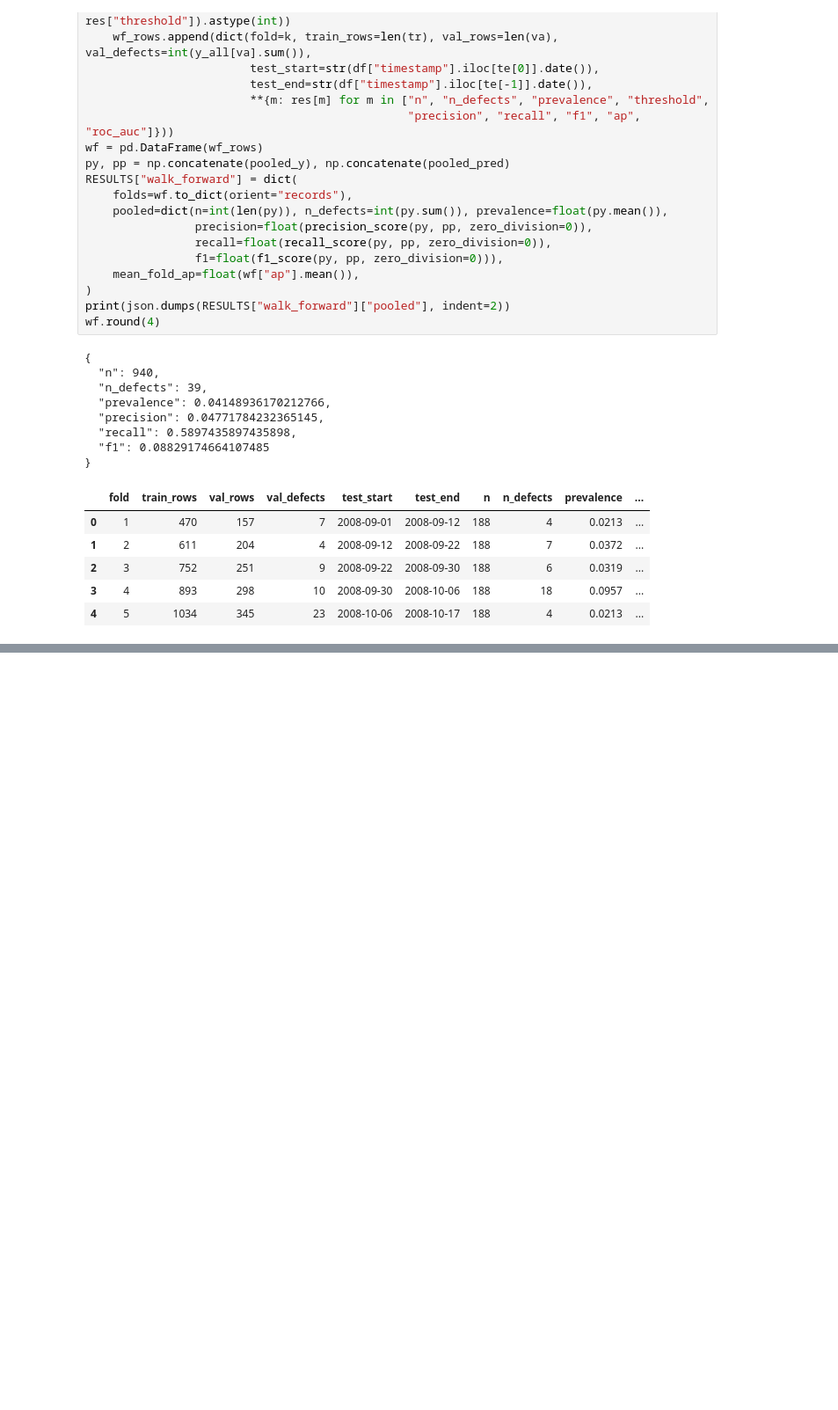
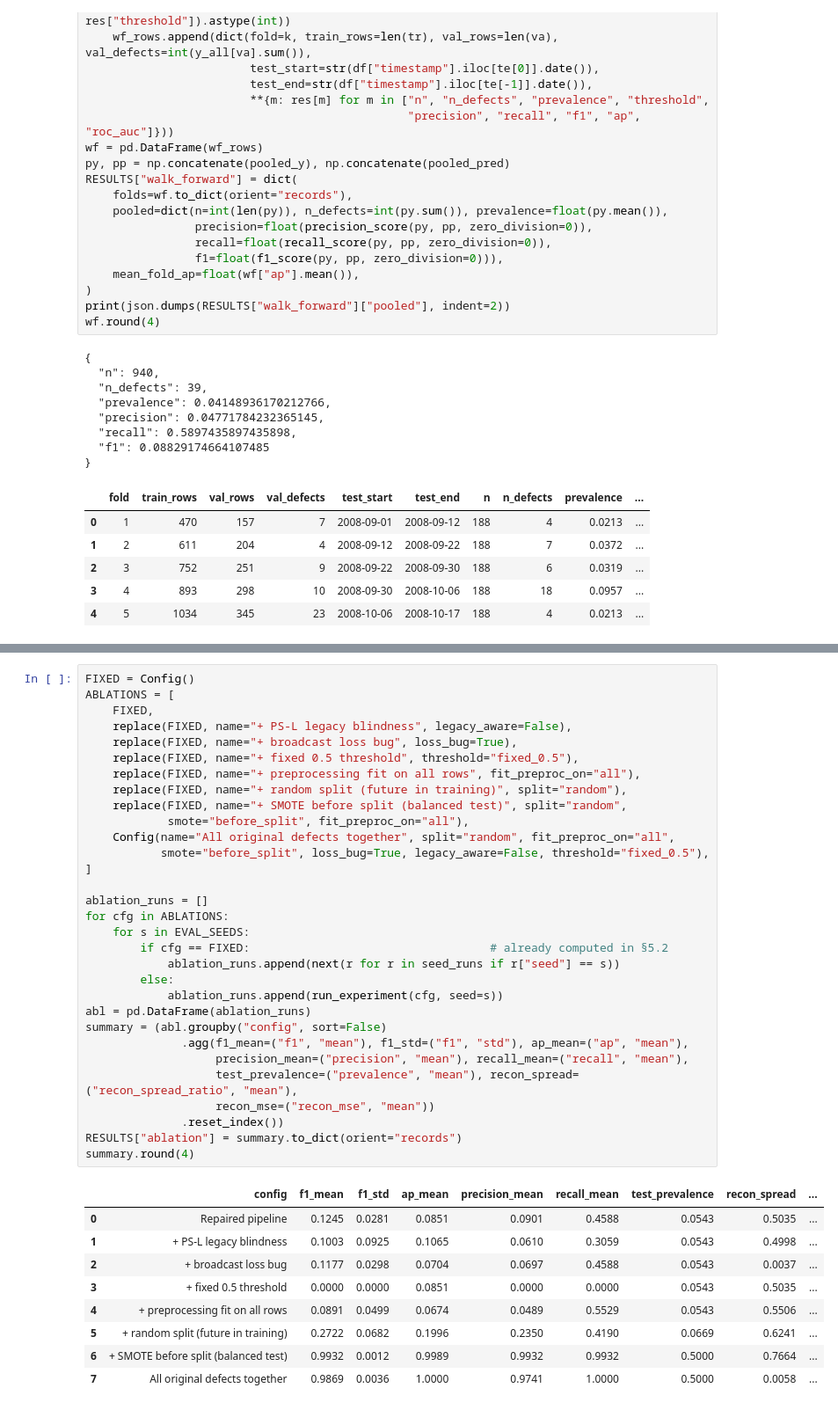
Before and after one commit to PROSTLE/Wafer-Guard, a Jupyter notebook: wafer_guard_fixed.ipynb, the cells around one changed output, grey strips where cells are left out. Shown at 88% size. Drawn from its saved outputs; the diff is of its cells as text; blank space fills up the shorter version.

Commit message:
Add bug-attribution ablation runs

```diff
--- a/wafer_guard_fixed.ipynb
+++ b/wafer_guard_fixed.ipynb
@@ -1110,0 +1116,41 @@ wf.round(4)
+# %%
+FIXED = Config()
+ABLATIONS = [
+    FIXED,
+    replace(FIXED, name="+ PS-L legacy blindness", legacy_aware=False),
+    replace(FIXED, name="+ broadcast loss bug", loss_bug=True),
+    replace(FIXED, name="+ fixed 0.5 threshold", threshold="fixed_0.5"),
+    replace(FIXED, name="+ preprocessing fit on all rows", fit_preproc_on="all"),
+    replace(FIXED, name="+ random split (future in training)", split="random"),
+    replace(FIXED, name="+ SMOTE before split (balanced test)", split="random",
+            smote="before_split", fit_preproc_on="all"),
+    Config(name="All original defects together", split="random", fit_preproc_on="all",
+           smote="before_split", loss_bug=True, legacy_aware=False, threshold="fixed_0.5"),
+]
+
+ablation_runs = []
+for cfg in ABLATIONS:
+    for s in EVAL_SEEDS:
+        if cfg == FIXED:                                   # already computed in §5.2
+            ablation_runs.append(next(r for r in seed_runs if r["seed"] == s))
+        else:
+            ablation_runs.append(run_experiment(cfg, seed=s))
+abl = pd.DataFrame(ablation_runs)
+summary = (abl.groupby("config", sort=False)
+              .agg(f1_mean=("f1", "mean"), f1_std=("f1", "std"), ap_mean=("ap", "mean"),
+                   precision_mean=("precision", "mean"), recall_mean=("recall", "mean"),
+                   test_prevalence=("prevalence", "mean"), recon_spread=("recon_spread_ratio", "mean"),
+                   recon_mse=("recon_mse", "mean"))
+              .reset_index())
+RESULTS["ablation"] = summary.to_dict(orient="records")
+summary.round(4)
+# %% [output]
+|  | config | f1_mean | f1_std | ap_mean | precision_mean | recall_mean | test_prevalence | recon_spread | ... |
+| 0 | Repaired pipeline | 0.1245 | 0.0281 | 0.0851 | 0.0901 | 0.4588 | 0.0543 | 0.5035 | ... |
+| 1 | + PS-L legacy blindness | 0.1003 | 0.0925 | 0.1065 | 0.0610 | 0.3059 | 0.0543 | 0.4998 | ... |
+| 2 | + broadcast loss bug | 0.1177 | 0.0298 | 0.0704 | 0.0697 | 0.4588 | 0.0543 | 0.0037 | ... |
+| 3 | + fixed 0.5 threshold | 0.0000 | 0.0000 | 0.0851 | 0.0000 | 0.0000 | 0.0543 | 0.5035 | ... |
+| 4 | + preprocessing fit on all rows | 0.0891 | 0.0499 | 0.0674 | 0.0489 | 0.5529 | 0.0543 | 0.5506 | ... |
+| 5 | + random split (future in training) | 0.2722 | 0.0682 | 0.1996 | 0.2350 | 0.4190 | 0.0669 | 0.6241 | ... |
+| 6 | + SMOTE before split (balanced test) | 0.9932 | 0.0012 | 0.9989 | 0.9932 | 0.9932 | 0.5000 | 0.7664 | ... |
+| 7 | All original defects together | 0.9869 | 0.0036 | 1.0000 | 0.9741 | 1.0000 | 0.5000 | 0.0058 | ... |
```
Also changed, not shown: parts of 1 cell of this notebook.
